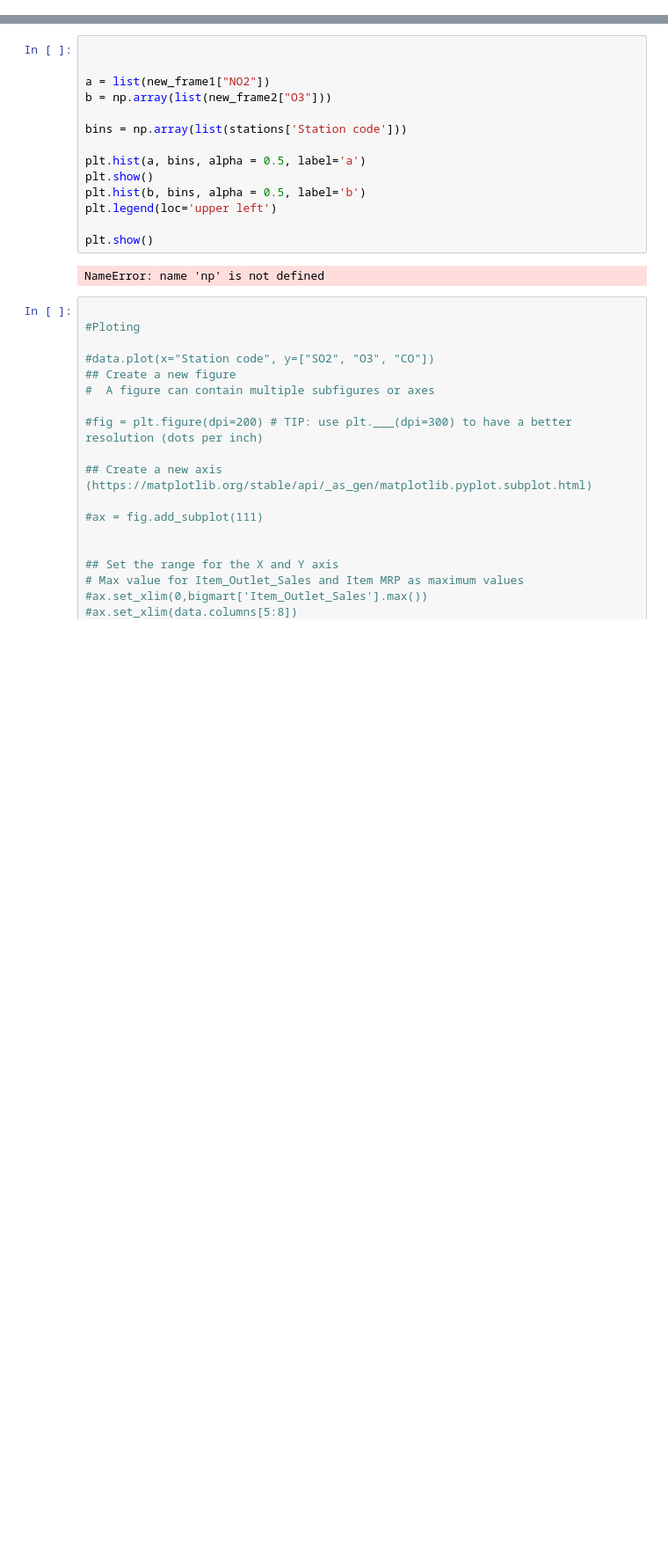
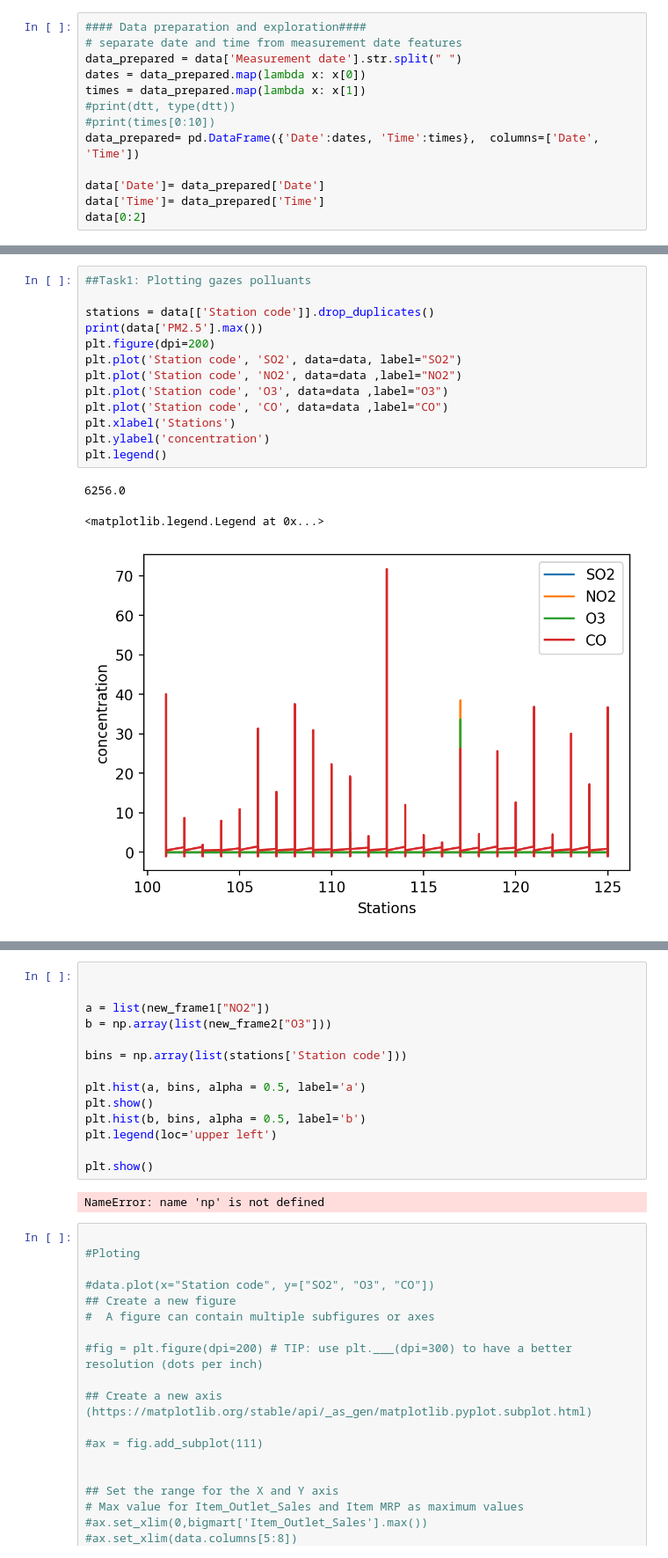
Before and after one commit to bouzouidja/information-visualization, a Jupyter notebook: InfoVizNotebook.ipynb, the cells around one changed output, grey strips where cells are left out. Shown at 88% size. Drawn from its saved outputs; the diff is of its cells as text; blank space fills up the shorter version.

Commit message:
Data preparation and ploting several gazes on same plot

```diff
--- a/InfoVizNotebook.ipynb
+++ b/InfoVizNotebook.ipynb
@@ -9,0 +32,13 @@ import numpy as np
+# %%
+#### Data preparation and exploration####
+# separate date and time from measurement date features
+data_prepared = data['Measurement date'].str.split(" ")
+dates = data_prepared.map(lambda x: x[0])
+times = data_prepared.map(lambda x: x[1])
+#print(dtt, type(dtt))
+#print(times[0:10])
+data_prepared= pd.DataFrame({'Date':dates, 'Time':times},  columns=['Date', 'Time'])
+
+data['Date']= data_prepared['Date']
+data['Time']= data_prepared['Time']
+data[0:2]
@@ -10 +49,18 @@ import numpy as np
+# %%
+##Task1: Plotting gazes polluants
+
+stations = data[['Station code']].drop_duplicates()
+print(data['PM2.5'].max())
+plt.figure(dpi=200)
+plt.plot('Station code', 'SO2', data=data, label="SO2")
+plt.plot('Station code', 'NO2', data=data ,label="NO2")
+plt.plot('Station code', 'O3', data=data ,label="O3")
+plt.plot('Station code', 'CO', data=data ,label="CO")
+plt.xlabel('Stations')
+plt.ylabel('concentration')
+plt.legend()
+# %% [output]
+6256.0
+<matplotlib.legend.Legend at 0x...>
+[figure, added]
 # %%
```
Also changed, not shown: parts of 6 cells of this notebook.
